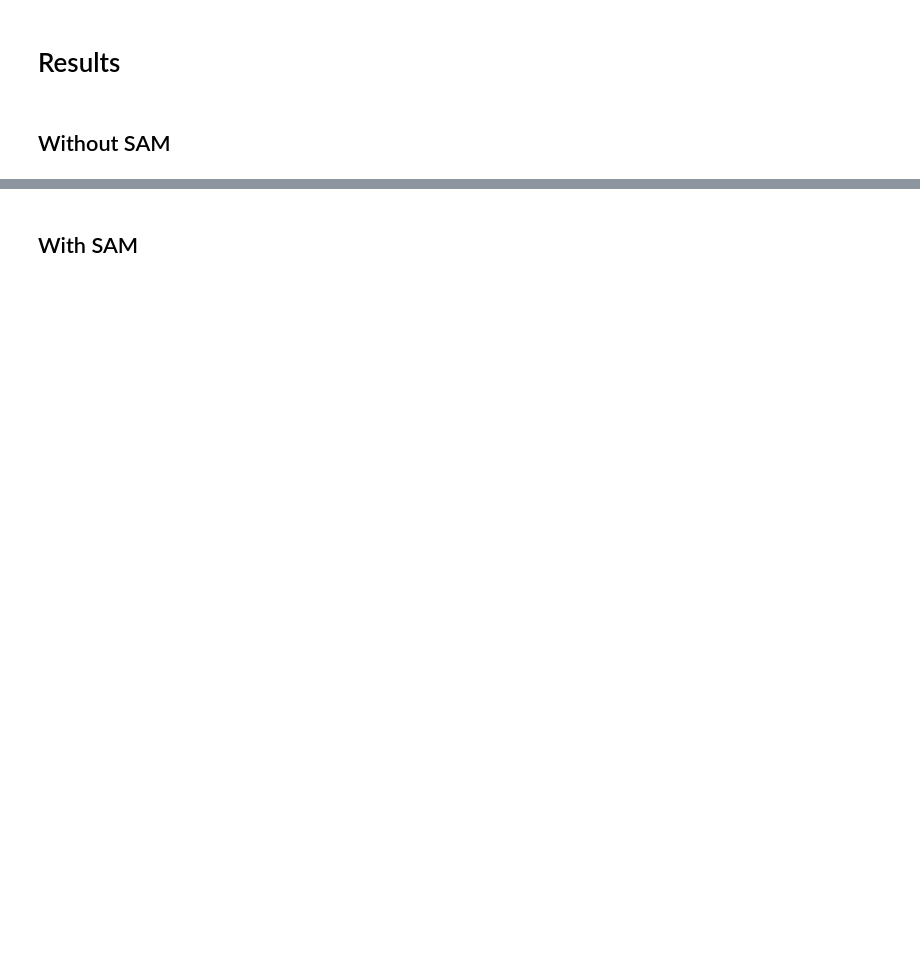
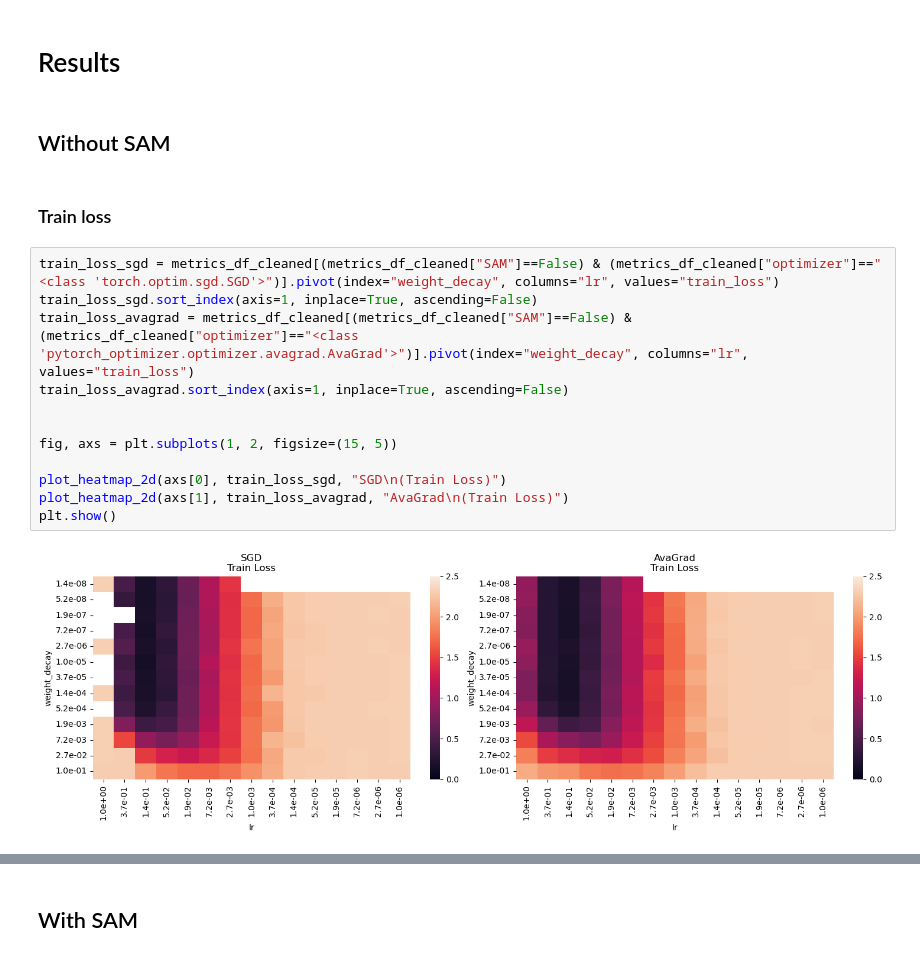
Before and after one commit to RaphaelMaser/OPT4ML-project, a Jupyter notebook: analysis.ipynb, the cells around one changed output, grey strips where cells are left out. Drawn from its saved outputs; the diff is of its cells as text; blank space fills up the shorter version.

```diff
--- a/analysis.ipynb
+++ b/analysis.ipynb
@@ -83,3 +86,19 @@ def plot_heatmap_2d(ax, df, title="Default Title"):
 # Results
 # %% [markdown]
 ## Without SAM
+# %% [markdown]
+### Train loss
+# %%
+train_loss_sgd = metrics_df_cleaned[(metrics_df_cleaned["SAM"]==False) & (metrics_df_cleaned["optimizer"]=="<class 'torch.optim.sgd.SGD'>")].pivot(index="weight_decay", columns="lr", values="train_loss")
+train_loss_sgd.sort_index(axis=1, inplace=True, ascending=False)
+train_loss_avagrad = metrics_df_cleaned[(metrics_df_cleaned["SAM"]==False) & (metrics_df_cleaned["optimizer"]=="<class 'pytorch_optimizer.optimizer.avagrad.AvaGrad'>")].pivot(index="weight_decay", columns="lr", values="train_loss")
+train_loss_avagrad.sort_index(axis=1, inplace=True, ascending=False)
+
+
+fig, axs = plt.subplots(1, 2, figsize=(15, 5))
+
+plot_heatmap_2d(axs[0], train_loss_sgd, "SGD\n(Train Loss)")
+plot_heatmap_2d(axs[1], train_loss_avagrad, "AvaGrad\n(Train Loss)")
+plt.show()
+# %% [output]
+[figure, added]
```
Also changed, not shown: parts of 14 cells of this notebook.
